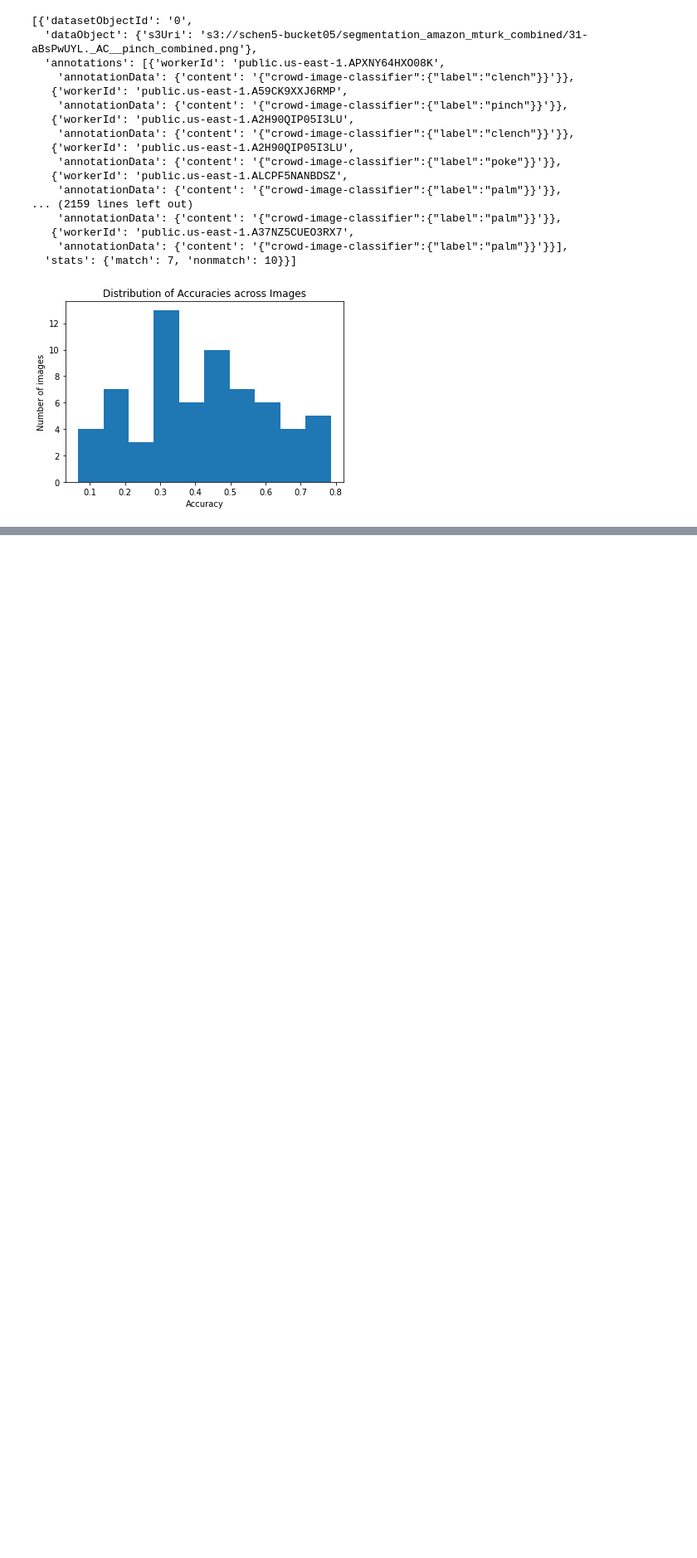
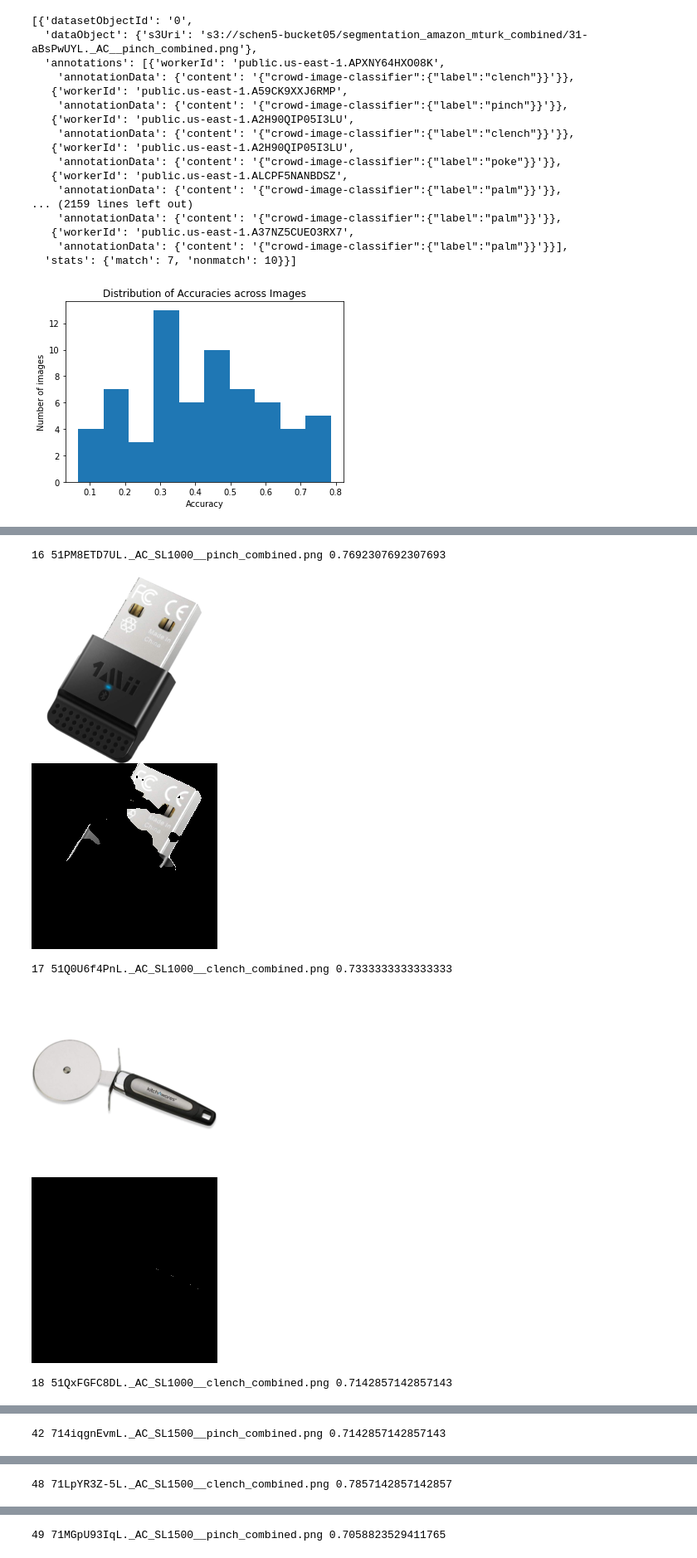
Before and after one commit to sanghyunyi/ee148-project, a Jupyter notebook: annotations/analyze_mturk_classification.ipynb, the cells around one changed output, grey strips where cells are left out. Shown at 83% size. Drawn from its saved outputs; the diff is of its cells as text; code cells hidden in the pictures; blank space fills up the shorter version.

```diff
--- a/annotations/analyze_mturk_classification.ipynb
+++ b/annotations/analyze_mturk_classification.ipynb
@@ -483,0 +474,11 @@ len(bad_df)
+# %%
+good_df = acc_df.loc[acc_df['y'] > .7]
+for i, row in good_df.iterrows():
+    print(row['image_idx'], row['image_name'], row['y'])
+    display(Image(filename='%s/%s' % (image_dir, row['image_name'])))
+# %% [output]
+16 51PM8ETD7UL._AC_SL1000__pinch_combined.png 0.7692307692307693
+[figure, added]
+17 51Q0U6f4PnL._AC_SL1000__clench_combined.png 0.7333333333333333
+[figure, added]
+18 51QxFGFC8DL._AC_SL1000__clench_combined.png 0.7142857142857143
@@ -483,0 +486 @@ len(bad_df)
+42 714iqgnEvmL._AC_SL1500__pinch_combined.png 0.7142857142857143
@@ -483,0 +488 @@ len(bad_df)
+48 71LpYR3Z-5L._AC_SL1500__clench_combined.png 0.7857142857142857
@@ -483,0 +490 @@ len(bad_df)
+49 71MGpU93IqL._AC_SL1500__pinch_combined.png 0.7058823529411765
```
Also changed, not shown: parts of 47 cells of this notebook, 10 other files.
